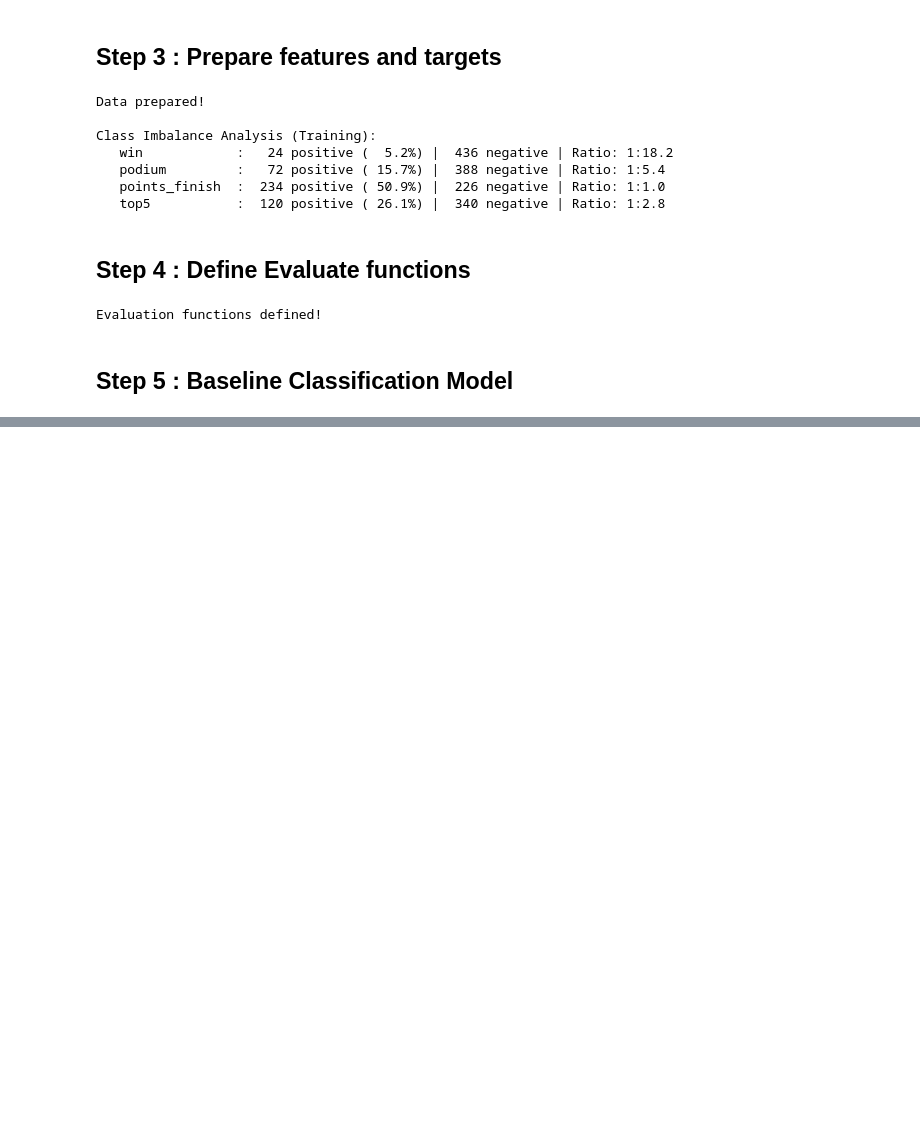
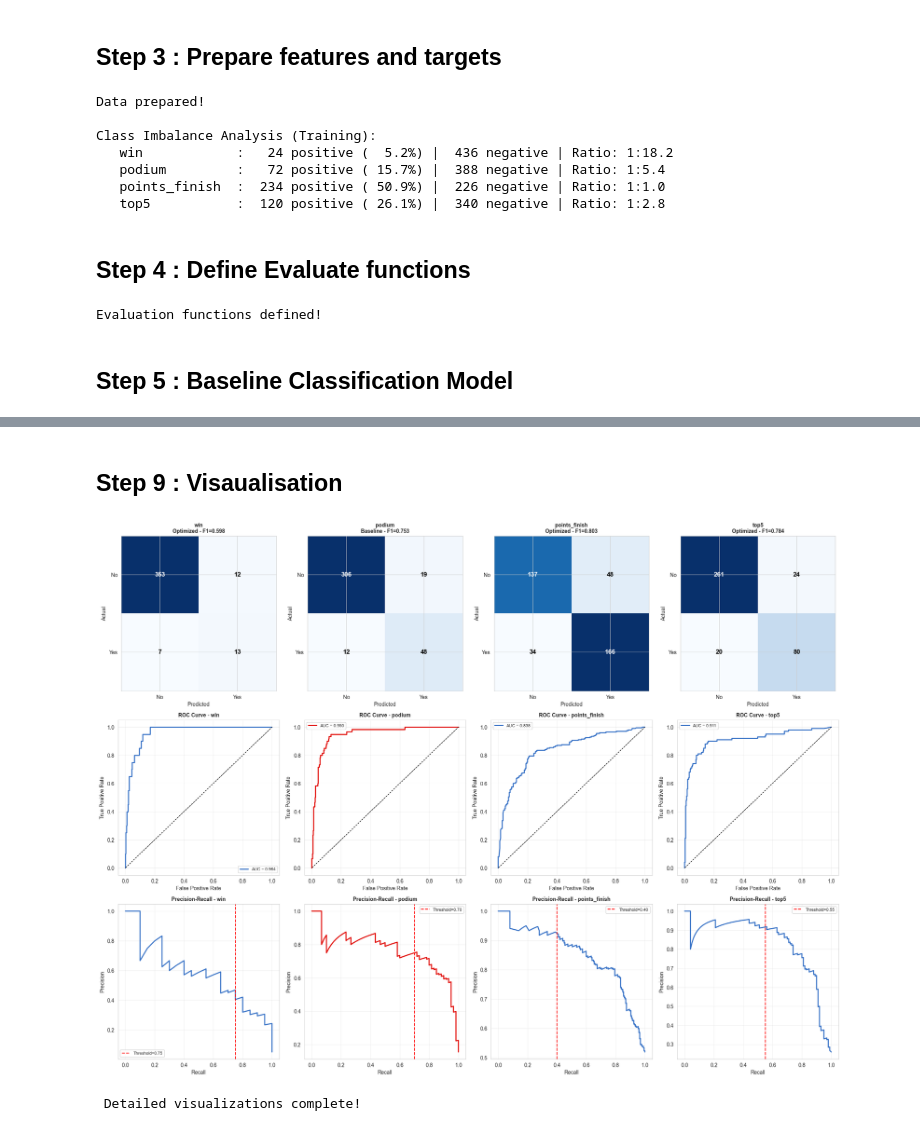
Before and after one commit to saumyashah0510/f1-prediction-hub, a Jupyter notebook: ml/notebooks/06_train_lightGBM_classification.ipynb, the cells around one changed output, grey strips where cells are left out. Saved outputs shown, nothing was run; the diff lists cells and outputs as text; code cells hidden in the pictures; blank space fills up the shorter version.

```diff
--- a/ml/notebooks/06_train_lightGBM_classification.ipynb
+++ b/ml/notebooks/06_train_lightGBM_classification.ipynb
@@ -287,0 +510,68 @@ Conservative Baseline Parameters:
+# %% [markdown]
+## Step 9 : Visaualisation
+# %%
+fig, axes = plt.subplots(3, 4, figsize=(20, 15))
+
+for idx, target in enumerate(classification_targets):
+
+    baseline_f1 = baseline_class_results[target]['test_metrics_optimized']['F1']
+    optimized_f1 = optimized_class_results[target]['test_metrics_optimized']['F1']
+
+    if optimized_f1 > baseline_f1:
+        best_results = optimized_class_results[target]
+        model_label = "Optimized"
+        color = '#3671C6'
+    else:
+        best_results = baseline_class_results[target]
+        model_label = "Baseline"
+        color = '#E10600'
+
+
+    cm = confusion_matrix(y_test_class[target], best_results['test_pred_optimized'])
+    axes[0, idx].imshow(cm, cmap='Blues')
+    axes[0, idx].set_title(f'{target}\n{model_label} - F1={best_results["test_metrics_optimized"]["F1"]:.3f}',
+                           fontweight='bold', fontsize=10)
+    axes[0, idx].set_xlabel('Predicted')
+    axes[0, idx].set_ylabel('Actual')
+    axes[0, idx].set_xticks([0, 1])
+    axes[0, idx].set_yticks([0, 1])
+    axes[0, idx].set_xticklabels(['No', 'Yes'])
+    axes[0, idx].set_yticklabels(['No', 'Yes'])
+
+    for i in range(2):
+        for j in range(2):
+            axes[0, idx].text(j, i, str(cm[i, j]), ha='center', va='center',
+                             color='white' if cm[i, j] > cm.max()/2 else 'black',
+                             fontsize=12, fontweight='bold')
+
+
+    fpr, tpr, _ = roc_curve(y_test_class[target], best_results['test_prob'])
+    axes[1, idx].plot(fpr, tpr, color=color, lw=2,
+                     label=f'AUC = {best_results["test_metrics_optimized"]["AUC"]:.3f}')
+    axes[1, idx].plot([0, 1], [0, 1], 'k--', lw=1)
+    axes[1, idx].set_xlabel('False Positive Rate')
+    axes[1, idx].set_ylabel('True Positive Rate')
+    axes[1, idx].set_title(f'ROC Curve - {target}', fontweight='bold', fontsize=10)
+    axes[1, idx].legend(fontsize=8)
+    axes[1, idx].grid(alpha=0.3)
+
+
+    precision, recall, thresholds = precision_recall_curve(
+        y_test_class[target], best_results['test_prob']
+    )
+    axes[2, idx].plot(recall, precision, color=color, lw=2)
+    axes[2, idx].axvline(best_results['optimal_threshold'], color='red',
+                        linestyle='--', label=f'Threshold={best_results["optimal_threshold"]:.2f}')
+    axes[2, idx].set_xlabel('Recall')
+    axes[2, idx].set_ylabel('Precision')
+    axes[2, idx].set_title(f'Precision-Recall - {target}', fontweight='bold', fontsize=10)
+    axes[2, idx].legend(fontsize=8)
+    axes[2, idx].grid(alpha=0.3)
+
+plt.tight_layout()
+plt.show()
+
+print(" Detailed visualizations complete!")
+# %% [output]
+[figure, added]
+ Detailed visualizations complete!
```
Also changed, not shown: parts of 15 cells of this notebook, 6 other files.
